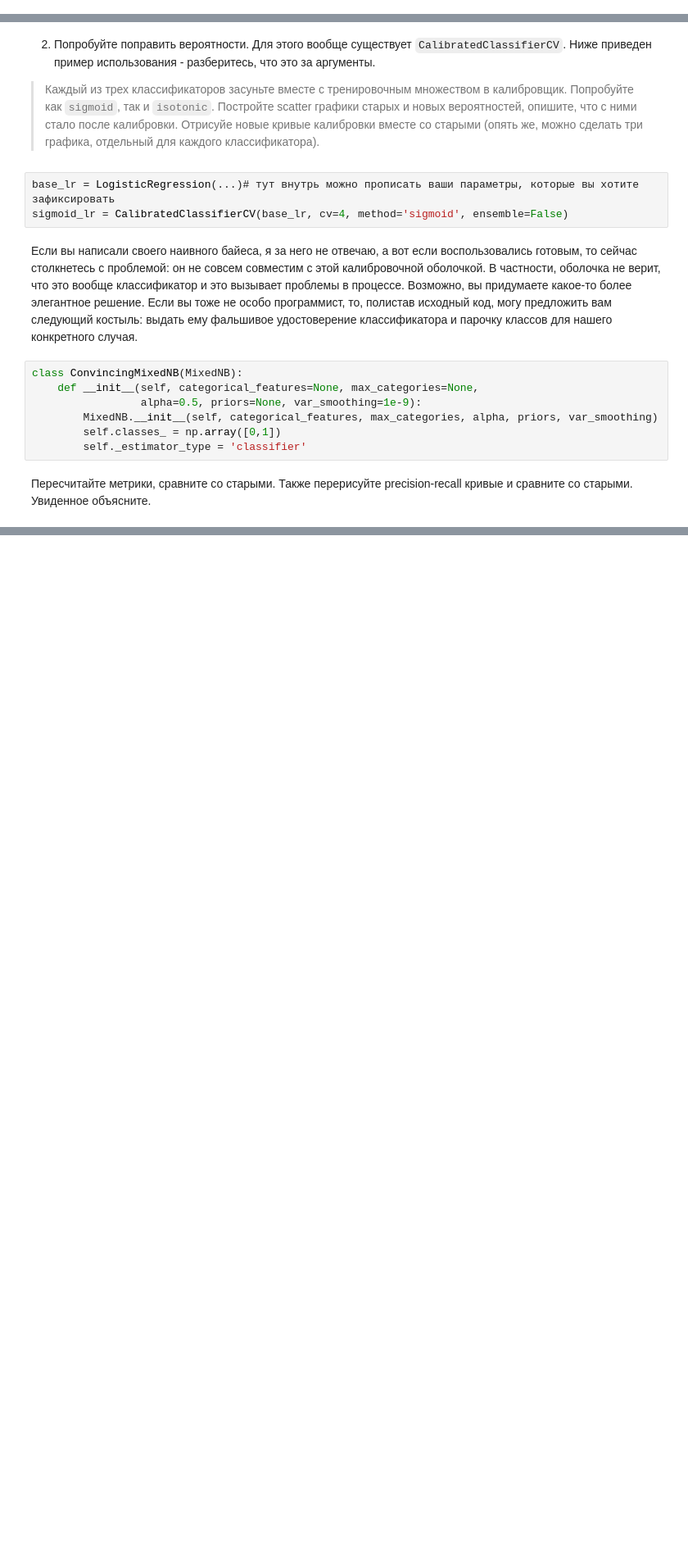
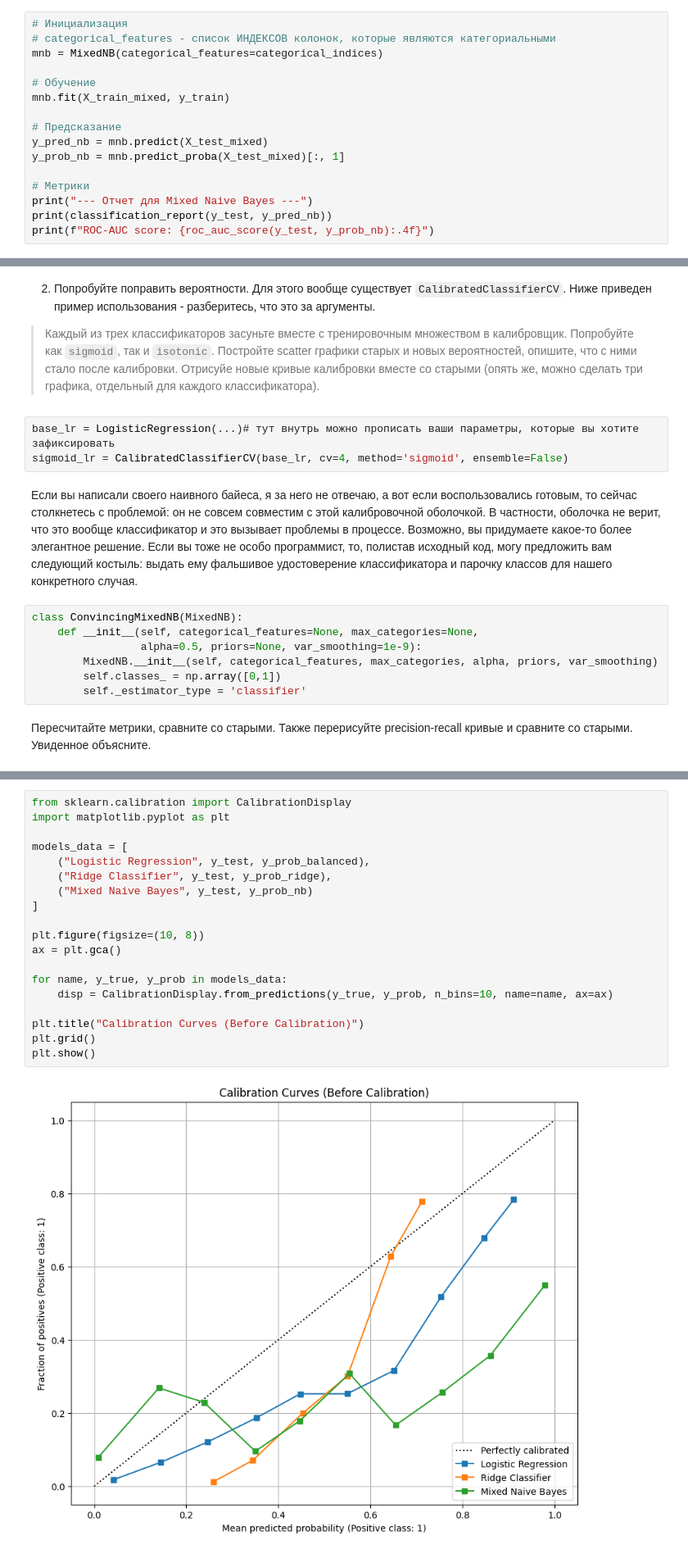
Before and after one commit to UladzislauShuman/university_homework, a Jupyter notebook: famcs_homework/ML/lab3/LB3_template.ipynb, the cells around one changed output, grey strips where cells are left out. Shown at 82% size. Cells and saved outputs as stored; diff of their text form; blank space fills up the shorter version.

```diff
--- a/famcs_homework/ML/lab3/LB3_template.ipynb
+++ b/famcs_homework/ML/lab3/LB3_template.ipynb
@@ -769,0 +977,16 @@ grid = GridSearchCV(base_classifier, param_grid={...}, scoring=fb, cv=3)
+# %%
+# Инициализация
+# categorical_features - список ИНДЕКСОВ колонок, которые являются категориальными
+mnb = MixedNB(categorical_features=categorical_indices)
+
+# Обучение
+mnb.fit(X_train_mixed, y_train)
+
+# Предсказание
+y_pred_nb = mnb.predict(X_test_mixed)
+y_prob_nb = mnb.predict_proba(X_test_mixed)[:, 1]
+
+# Метрики
+print("--- Отчет для Mixed Naive Bayes ---")
+print(classification_report(y_test, y_pred_nb))
+print(f"ROC-AUC score: {roc_auc_score(y_test, y_prob_nb):.4f}")
@@ -795,0 +1036,21 @@ class ConvincingMixedNB(MixedNB):
+# %%
+from sklearn.calibration import CalibrationDisplay
+import matplotlib.pyplot as plt
+
+models_data = [
+    ("Logistic Regression", y_test, y_prob_balanced),
+    ("Ridge Classifier", y_test, y_prob_ridge),
+    ("Mixed Naive Bayes", y_test, y_prob_nb)
+]
+
+plt.figure(figsize=(10, 8))
+ax = plt.gca()
+
+for name, y_true, y_prob in models_data:
+    disp = CalibrationDisplay.from_predictions(y_true, y_prob, n_bins=10, name=name, ax=ax)
+
+plt.title("Calibration Curves (Before Calibration)")
+plt.grid()
+plt.show()
+# %% [output]
+[figure, added]
```
Also changed, not shown: parts of 25 cells of this notebook, 1 other file.
